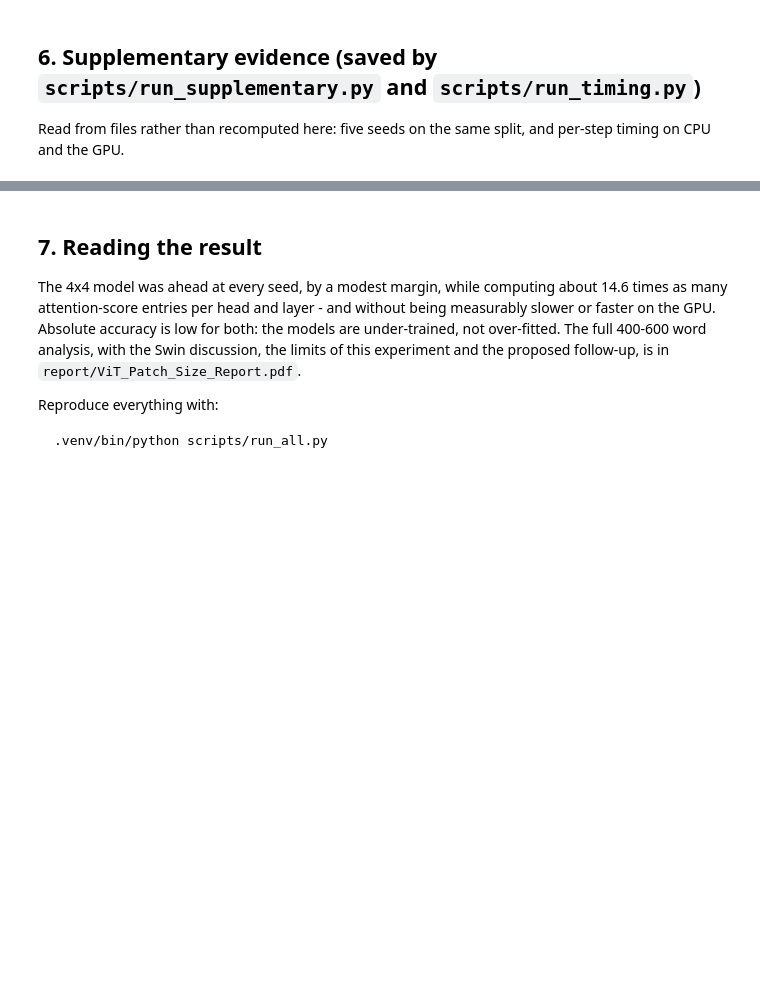
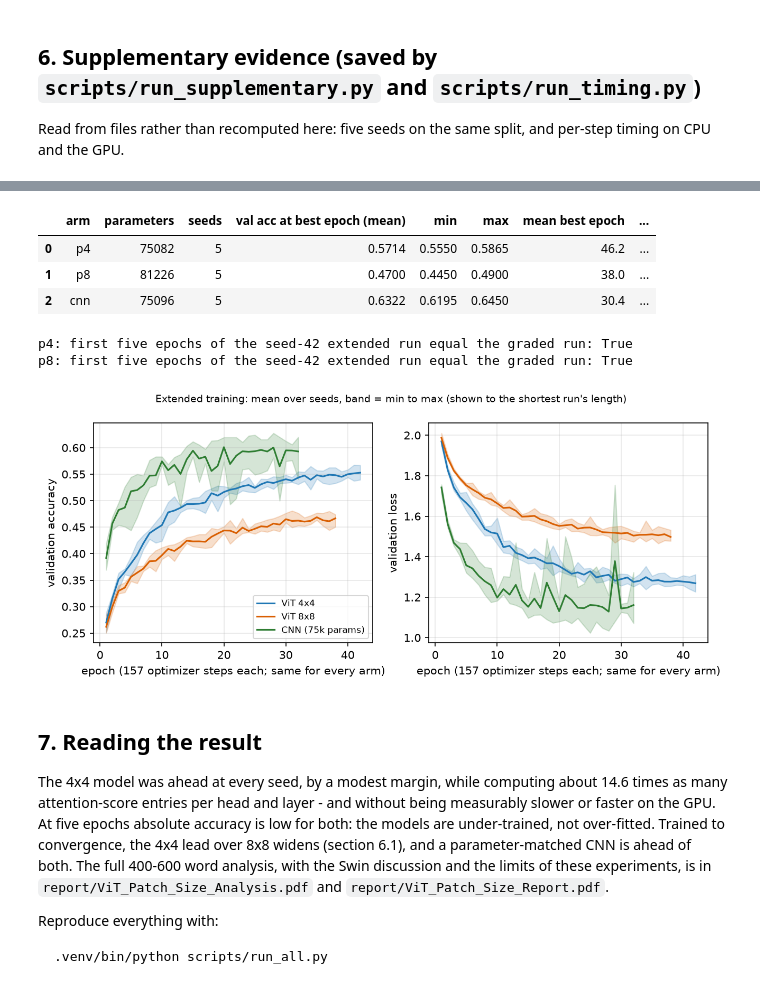
Before and after one commit to srcollins785/Samuel_Collins_ViT_Patch_Size, a Jupyter notebook: ViT_Patch_Size.ipynb, the cells around one changed output, grey strips where cells are left out. Cells and saved outputs as stored; diff of their text form; code cells hidden in the pictures; blank space fills up the shorter version.

```diff
--- a/ViT_Patch_Size.ipynb
+++ b/ViT_Patch_Size.ipynb
@@ -387,13 +399,44 @@ rows are one optimizer step (ms); memory is MB held after one forward pass on th
+# %%
+ext = json.loads(Path("results/supplementary/extended.json").read_text())
+rows = []
+for arm in ("p4", "p8", "cnn"):
+    rs = sorted((r for r in ext["runs"] if r["arm"] == arm), key=lambda r: r["seed"])
+    acc = [r["val_acc_at_best"] for r in rs]
+    rows.append({"arm": arm, "parameters": rs[0]["parameters"], "seeds": len(rs),
+                 "val acc at best epoch (mean)": round(sum(acc) / len(acc), 4),
+                 "min": round(min(acc), 4), "max": round(max(acc), 4),
+                 "mean best epoch": round(sum(r["best_epoch"] for r in rs) / len(rs), 1),
+                 "all stopped early": all(r["stopped_early"] for r in rs),
+                 **{f"acc @ {b} epochs": round(sum(r["history"][b - 1]["val_acc"] for r in rs) / len(rs), 4)
+                    for b in (5, 10, 20, 30)}})
+display(pd.DataFrame(rows))
+
+for arm in ("p4", "p8"):
+    graded = results[arm]["history"]
+    seed42 = next(r for r in ext["runs"] if r["arm"] == arm and r["seed"] == 42)["history"]
+    same = all(g["val_acc"] == e["val_acc"] and g["train_loss"] == e["train_loss"]
+               for g, e in zip(graded, seed42))
+    print(f"{arm}: first five epochs of the seed-42 extended run equal the graded run: {same}")
+display(Image(filename="plots/extended_curves.png"))
+# %% [output]
+|  | arm | parameters | seeds | val acc at best epoch (mean) | min | max | mean best epoch | ... |
+| 0 | p4 | 75082 | 5 | 0.5714 | 0.5550 | 0.5865 | 46.2 | ... |
+| 1 | p8 | 81226 | 5 | 0.4700 | 0.4450 | 0.4900 | 38.0 | ... |
+| 2 | cnn | 75096 | 5 | 0.6322 | 0.6195 | 0.6450 | 30.4 | ... |
+p4: first five epochs of the seed-42 extended run equal the graded run: True
+p8: first five epochs of the seed-42 extended run equal the graded run: True
+[figure, added]
 # %% [markdown]
 ## 7. Reading the result
 
 The 4x4 model was ahead at every seed, by a modest margin, while computing
 about 14.6 times as many attention-score entries per head and layer - and
-without being measurably slower or faster on the GPU. Absolute accuracy is
-low for both: the models are under-trained, not over-fitted. The full
-400-600 word analysis, with the Swin discussion, the limits of this
-experiment and the proposed follow-up, is in
-`report/ViT_Patch_Size_Report.pdf`.
+without being measurably slower or faster on the GPU. At five epochs absolute
+accuracy is low for both: the models are under-trained, not over-fitted.
+Trained to convergence, the 4x4 lead over 8x8 widens (section 6.1), and a
+parameter-matched CNN is ahead of both. The full 400-600 word analysis, with the
+Swin discussion and the limits of these experiments, is in
+`report/ViT_Patch_Size_Analysis.pdf` and `report/ViT_Patch_Size_Report.pdf`.
 
 Reproduce everything with:
 
```
Also changed, not shown: parts of 5 cells of this notebook, 26 other files.
